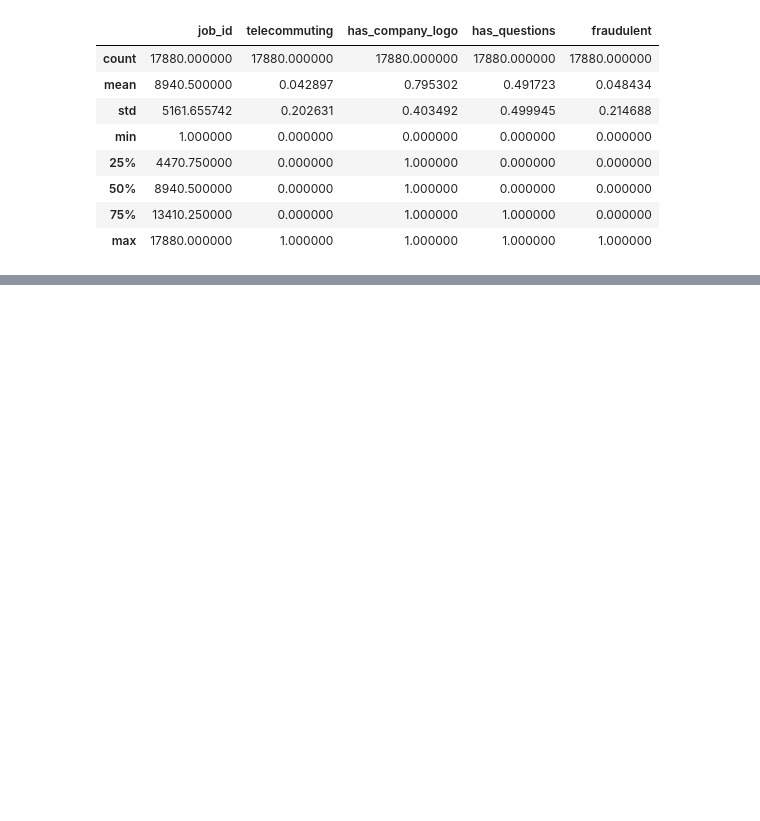
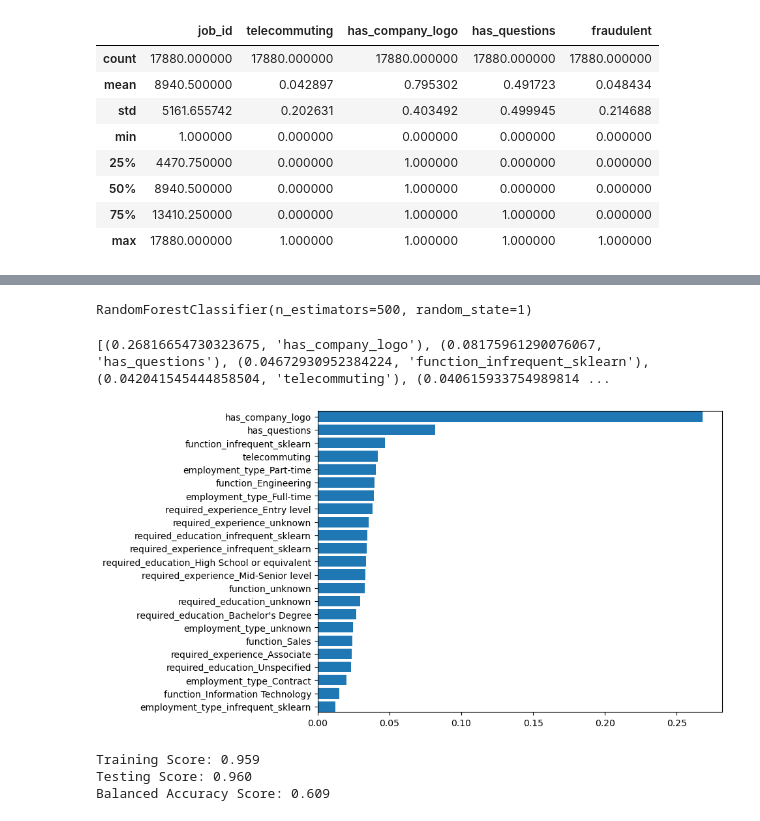
Before and after one commit to jebamania/group-project-2, a Jupyter notebook: Base Model.ipynb, the cells around one changed output, grey strips where cells are left out. Saved outputs shown, nothing was run; the diff lists cells and outputs as text; code cells hidden in the pictures; blank space fills up the shorter version.

```diff
--- a/Base Model.ipynb
+++ b/Base Model.ipynb
@@ -170,0 +300,20 @@ y = df_baseline_2["fraudulent"]
+# %%
+# Create list of encoded feature names and their corresponding encoder names
+columns_and_encoders = [
+    ("employment_type", employment_type_encoder, employment_type_encoded),
+    ("required_experience", required_experience_encoder, required_experience_encoded),
+    ("required_education", required_education_encoder, required_education_encoded),
+    ("function", function_encoder, function_encoded)
+]
+# Loop through each column and its encoder
+for column, encoder, encoded_data in columns_and_encoders:
+
+    # Get the feature names for the encoded columns
+    encoded_feature_names = encoder.get_feature_names_out([column])
+
+    # Create a DataFrame from the encoded data
+    encoded_df = pd.DataFrame(encoded_data, columns=encoded_feature_names, index=X.index)
+
+    # Drop the original column and concatenate the encoded DataFrame
+    X = X.drop(column, axis=1).join(encoded_df)
+X
@@ -173,4 +336,4 @@ y = df_baseline_2["fraudulent"]
 X_train, X_test, y_train, y_test = train_test_split(X, y, random_state=1)
 # %%
 # Create the random forest classifier instance
-rf_baseline_model_2 = RandomForestClassifier(random_state=1, n_estimators=500).
+rf_baseline_model_2 = RandomForestClassifier(random_state=1, n_estimators=500)
@@ -177,5 +356,7 @@ rf_baseline_model_2 = RandomForestClassifier(random_state=1, n_estimators=500).
 # %%
 # Fit the model
-rf_baseline_model_2 = fit(X_train, y_train)
+rf_baseline_model_2.fit(X_train, y_train)
+# %% [output]
+RandomForestClassifier(n_estimators=500, random_state=1)
 # %%
 # Make predictions using the testing data
@@ -183 +364,12 @@ predictions = rf_baseline_model_1.predict(X_test)
+# %%
+# Call the function to sort features based on importance and print results
+importances_2, importances_sorted_2 = get_sorted_feature_importances(rf_baseline_model_2, X_train.columns)
+print(importances_sorted_2)
+# %% [output]
+[(0.26816654730323675, 'has_company_logo'), (0.08175961290076067, 'has_questions'), (0.04672930952384224, 'function_infrequent_sklearn'), (0.042041545444858504, 'telecommuting'), (0.040615933754989814 ...
+# %%
+# Call the function to plot the feature importances
+plot_feature_importances(X_train, importances_2)
+# %% [output]
+[figure, added]
 # %%
@@ -186,0 +380,9 @@ print(f"Testing Score: {rf_baseline_model_2.score(X_test, y_test)}")
+# %%
+# Print the training, testing and balanced accuracy scores
+print(f"Training Score: {train_acc_2:.3f}")
+print(f"Testing Score: {test_acc_2:.3f}")
+print(f"Balanced Accuracy Score: {balanced_acc_2:.3f}")
+# %% [output]
+Training Score: 0.959
+Testing Score: 0.960
+Balanced Accuracy Score: 0.609
```
Also changed, not shown: parts of 63 cells of this notebook.
